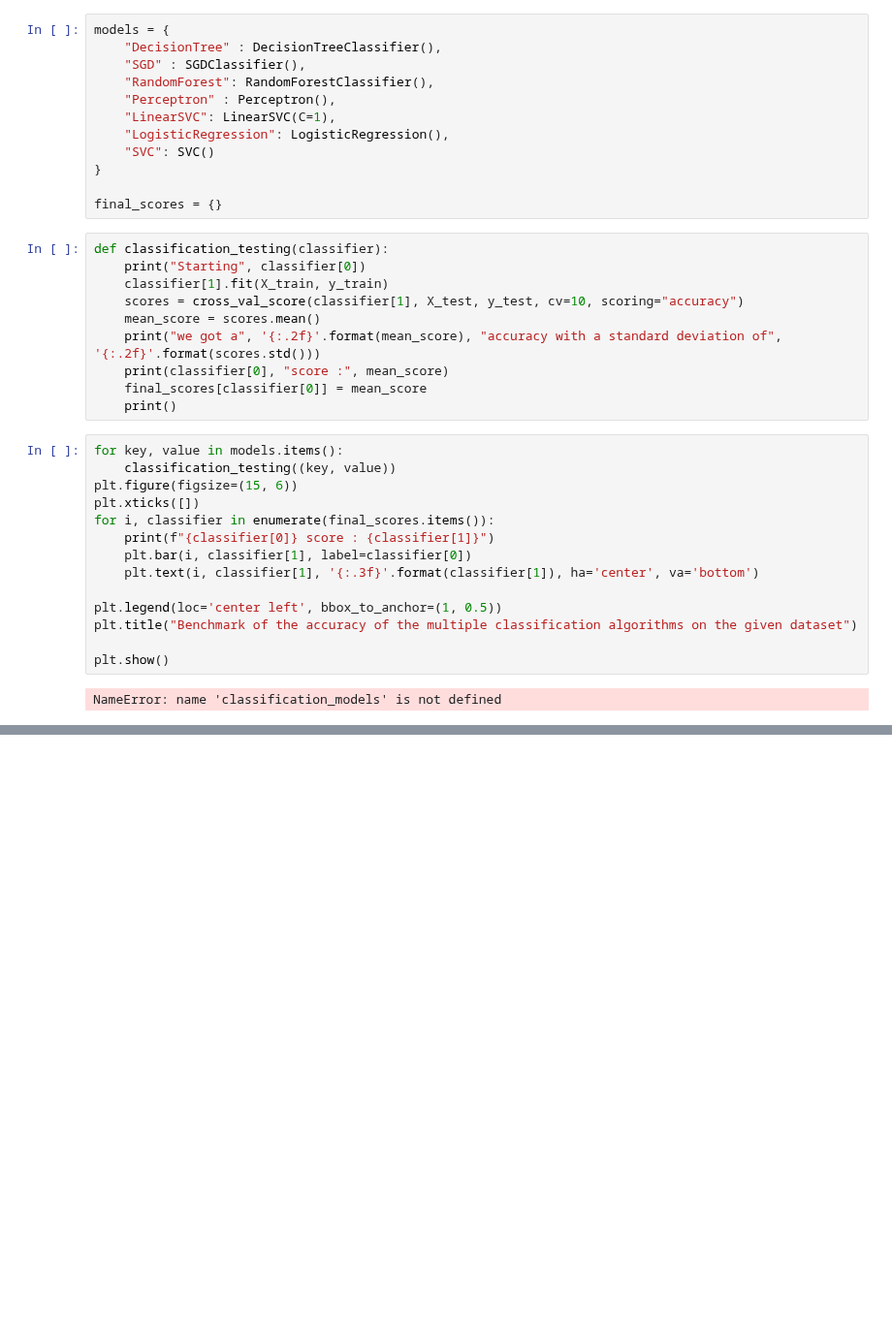
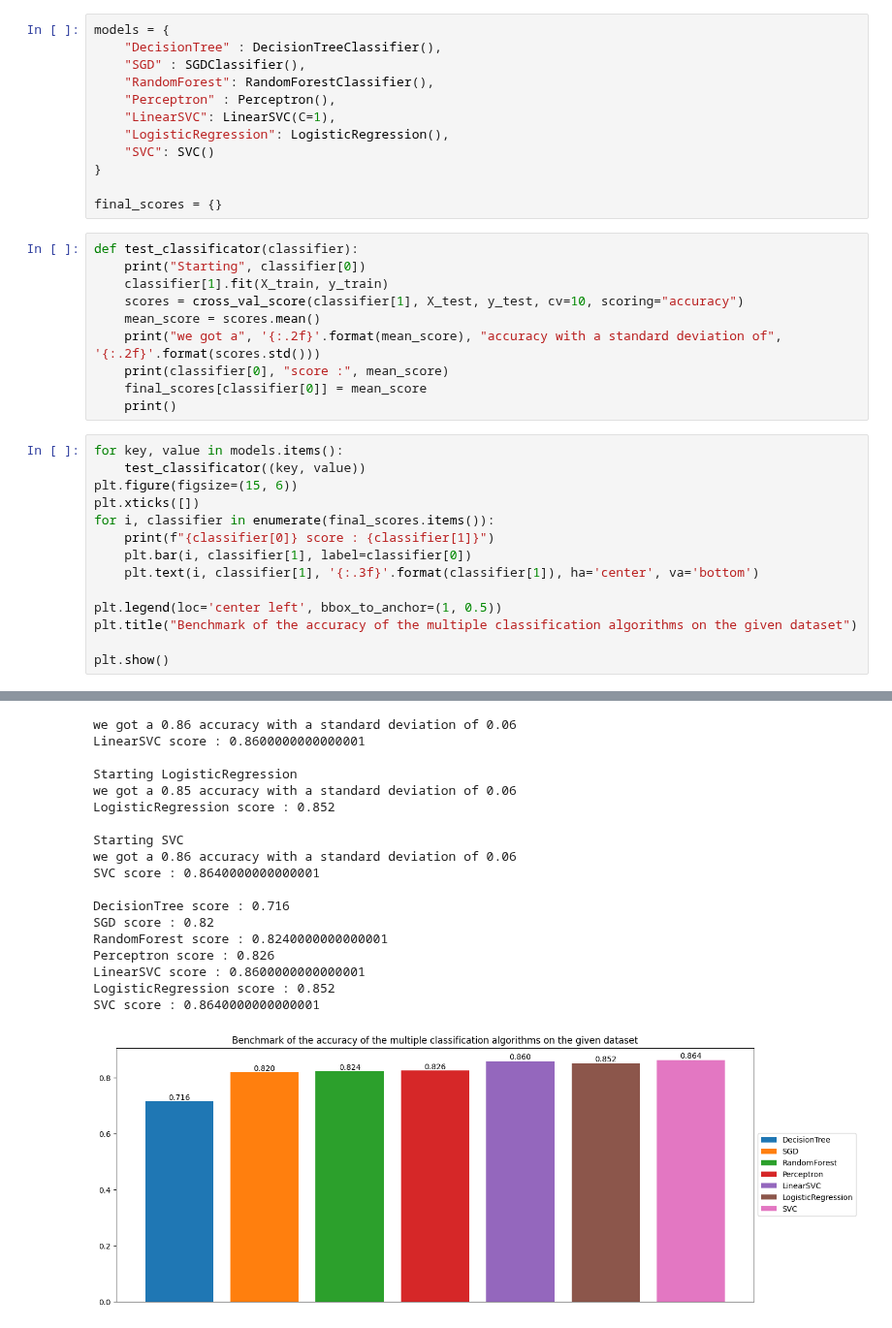
Before and after one commit to Appoloxfr/FTML, a Jupyter notebook: classification on a given dataset/Classification on a given dataset.ipynb, the cells around one changed output, grey strips where cells are left out. Shown at 97% size. Cells and saved outputs as stored; diff of their text form; blank space fills up the shorter version.

```diff
--- a/classification on a given dataset/Classification on a given dataset.ipynb
+++ b/classification on a given dataset/Classification on a given dataset.ipynb
@@ -31,29 +31,28 @@ models = {
 }
 
 final_scores = {}
-# %%
-def classification_testing(classifier):
-    print("Starting", classifier[0])
-    classifier[1].fit(X_train, y_train)
-    scores = cross_val_score(classifier[1], X_test, y_test, cv=10, scoring="accuracy")
-    mean_score = scores.mean()
-    print("we got a", '{:.2f}'.format(mean_score), "accuracy with a standard deviation of", '{:.2f}'.format(scores.std()))
-    print(classifier[0], "score :", mean_score)
-    final_scores[classifier[0]] = mean_score
-    print()
-# %%
-for key, value in models.items():
-    classification_testing((key, value))
-plt.figure(figsize=(15, 6))
-plt.xticks([])
-for i, classifier in enumerate(final_scores.items()):
-    print(f"{classifier[0]} score : {classifier[1]}")
-    plt.bar(i, classifier[1], label=classifier[0])
-    plt.text(i, classifier[1], '{:.3f}'.format(classifier[1]), ha='center', va='bottom')
-
-plt.legend(loc='center left', bbox_to_anchor=(1, 0.5))
-plt.title("Benchmark of the accuracy of the multiple classification algorithms on the given dataset")
-
-plt.show()
-# %% [output]
-NameError: name 'classification_models' is not defined
+# %%
+def test_classificator(classifier):
+    print("Starting", classifier[0])
+    classifier[1].fit(X_train, y_train)
+    scores = cross_val_score(classifier[1], X_test, y_test, cv=10, scoring="accuracy")
+    mean_score = scores.mean()
+    print("we got a", '{:.2f}'.format(mean_score), "accuracy with a standard deviation of", '{:.2f}'.format(scores.std()))
+    print(classifier[0], "score :", mean_score)
+    final_scores[classifier[0]] = mean_score
+    print()
+# %%
+for key, value in models.items():
+    test_classificator((key, value))
+plt.figure(figsize=(15, 6))
+plt.xticks([])
+for i, classifier in enumerate(final_scores.items()):
+    print(f"{classifier[0]} score : {classifier[1]}")
+    plt.bar(i, classifier[1], label=classifier[0])
+    plt.text(i, classifier[1], '{:.3f}'.format(classifier[1]), ha='center', va='bottom')
+
+plt.legend(loc='center left', bbox_to_anchor=(1, 0.5))
+plt.title("Benchmark of the accuracy of the multiple classification algorithms on the given dataset")
+
+plt.show()
+# %% [output]
@@ -59,0 +76,19 @@ NameError: name 'classification_models' is not defined
+we got a 0.86 accuracy with a standard deviation of 0.06
+LinearSVC score : 0.8600000000000001
+
+Starting LogisticRegression
+we got a 0.85 accuracy with a standard deviation of 0.06
+LogisticRegression score : 0.852
+
+Starting SVC
+we got a 0.86 accuracy with a standard deviation of 0.06
+SVC score : 0.8640000000000001
+
+DecisionTree score : 0.716
+SGD score : 0.82
+RandomForest score : 0.8240000000000001
+Perceptron score : 0.826
+LinearSVC score : 0.8600000000000001
+LogisticRegression score : 0.852
+SVC score : 0.8640000000000001
+[figure, added]
```
Also changed, not shown: parts of 1 cell of this notebook, 12 other files.
